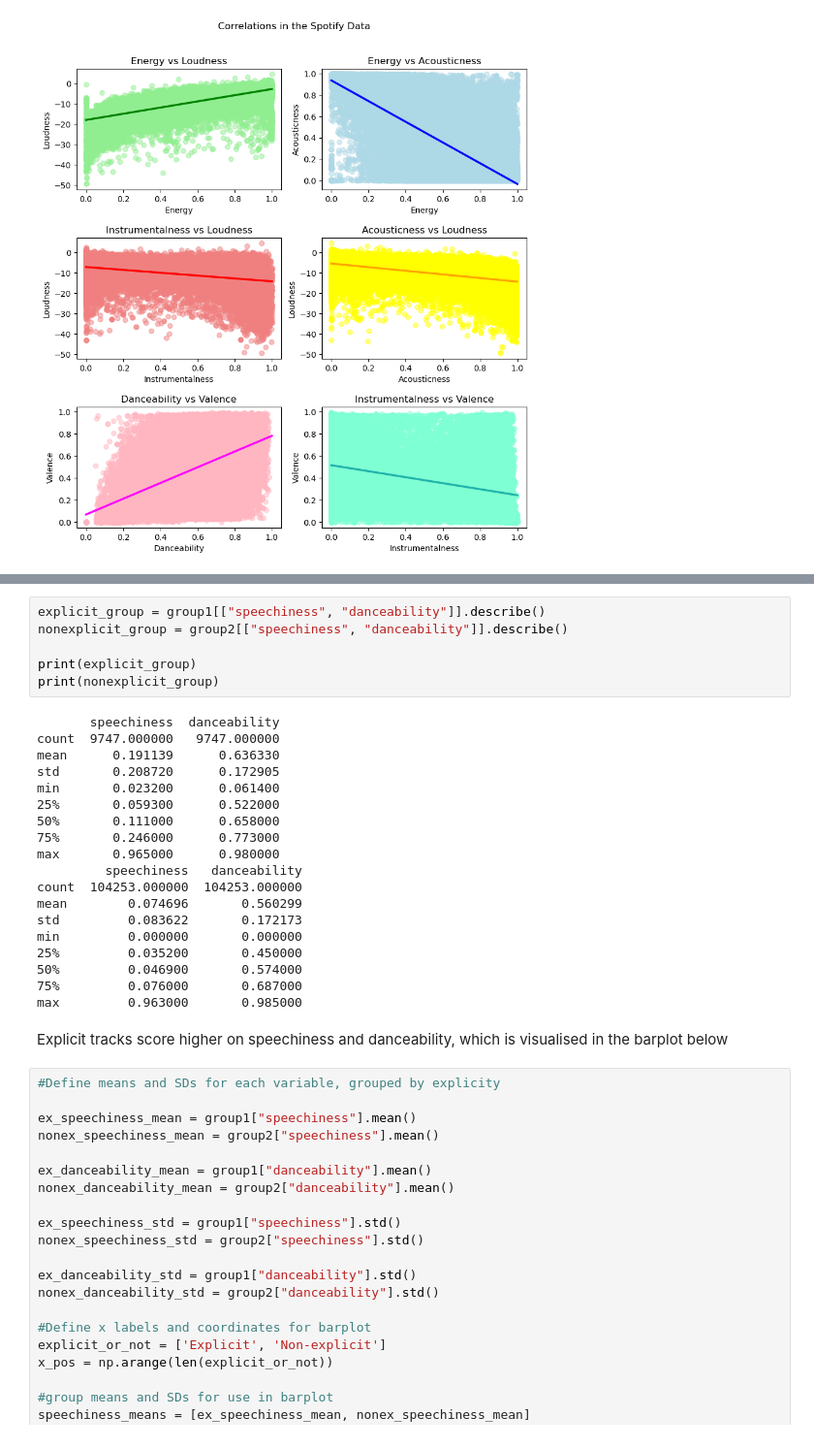
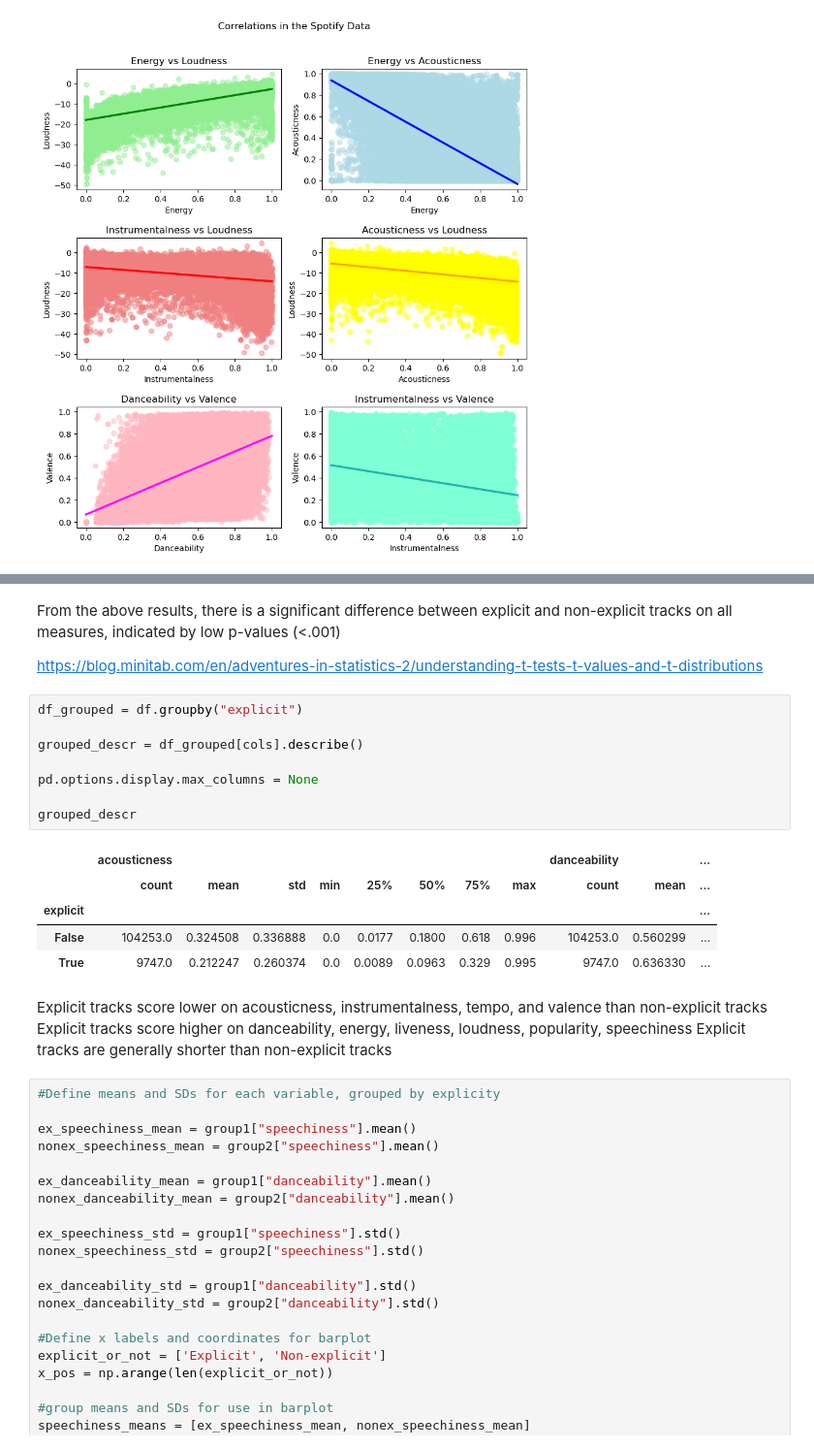
Before and after one commit to NiallRussell/PDFA-project, a Jupyter notebook: project.ipynb, the cells around one changed output, grey strips where cells are left out. Shown at 97% size. Saved outputs shown, nothing was run; the diff lists cells and outputs as text.

```diff
--- a/project.ipynb
+++ b/project.ipynb
@@ -279,30 +298,25 @@ From the above results, there is a significant difference between explicit and n
-# %%
-explicit_group = group1[["speechiness", "danceability"]].describe()
-nonexplicit_group = group2[["speechiness", "danceability"]].describe()
-
-print(explicit_group)
-print(nonexplicit_group)
-# %% [output]
-       speechiness  danceability
-count  9747.000000   9747.000000
-mean      0.191139      0.636330
-std       0.208720      0.172905
-min       0.023200      0.061400
-25%       0.059300      0.522000
-50%       0.111000      0.658000
-75%       0.246000      0.773000
-max       0.965000      0.980000
-         speechiness   danceability
-count  104253.000000  104253.000000
-mean        0.074696       0.560299
-std         0.083622       0.172173
-min         0.000000       0.000000
-25%         0.035200       0.450000
-50%         0.046900       0.574000
-75%         0.076000       0.687000
-max         0.963000       0.985000
-# %% [markdown]
-Explicit tracks score higher on speechiness and danceability, which is visualised in the barplot below
+# %% [markdown]
+From the above results, there is a significant difference between explicit and non-explicit tracks on all measures, indicated by low p-values (<.001)
+
+https://blog.minitab.com/en/adventures-in-statistics-2/understanding-t-tests-t-values-and-t-distributions
+# %%
+df_grouped = df.groupby("explicit")
+
+grouped_descr = df_grouped[cols].describe()
+
+pd.options.display.max_columns = None
+
+grouped_descr
+# %% [output]
+|  | acousticness |  |  |  |  |  |  |  | danceability |  | ... |
+|  | count | mean | std | min | 25% | 50% | 75% | max | count | mean | ... |
+| explicit |  |  |  |  |  |  |  |  |  |  | ... |
+| False | 104253.0 | 0.324508 | 0.336888 | 0.0 | 0.0177 | 0.1800 | 0.618 | 0.996 | 104253.0 | 0.560299 | ... |
+| True | 9747.0 | 0.212247 | 0.260374 | 0.0 | 0.0089 | 0.0963 | 0.329 | 0.995 | 9747.0 | 0.636330 | ... |
+# %% [markdown]
+Explicit tracks score lower on acousticness, instrumentalness, tempo, and valence than non-explicit tracks
+Explicit tracks score higher on danceability, energy, liveness, loudness, popularity, speechiness
+Explicit tracks are generally shorter than non-explicit tracks
 # %%
 #Define means and SDs for each variable, grouped by explicity
 
```
Also changed, not shown: parts of 9 cells of this notebook.
